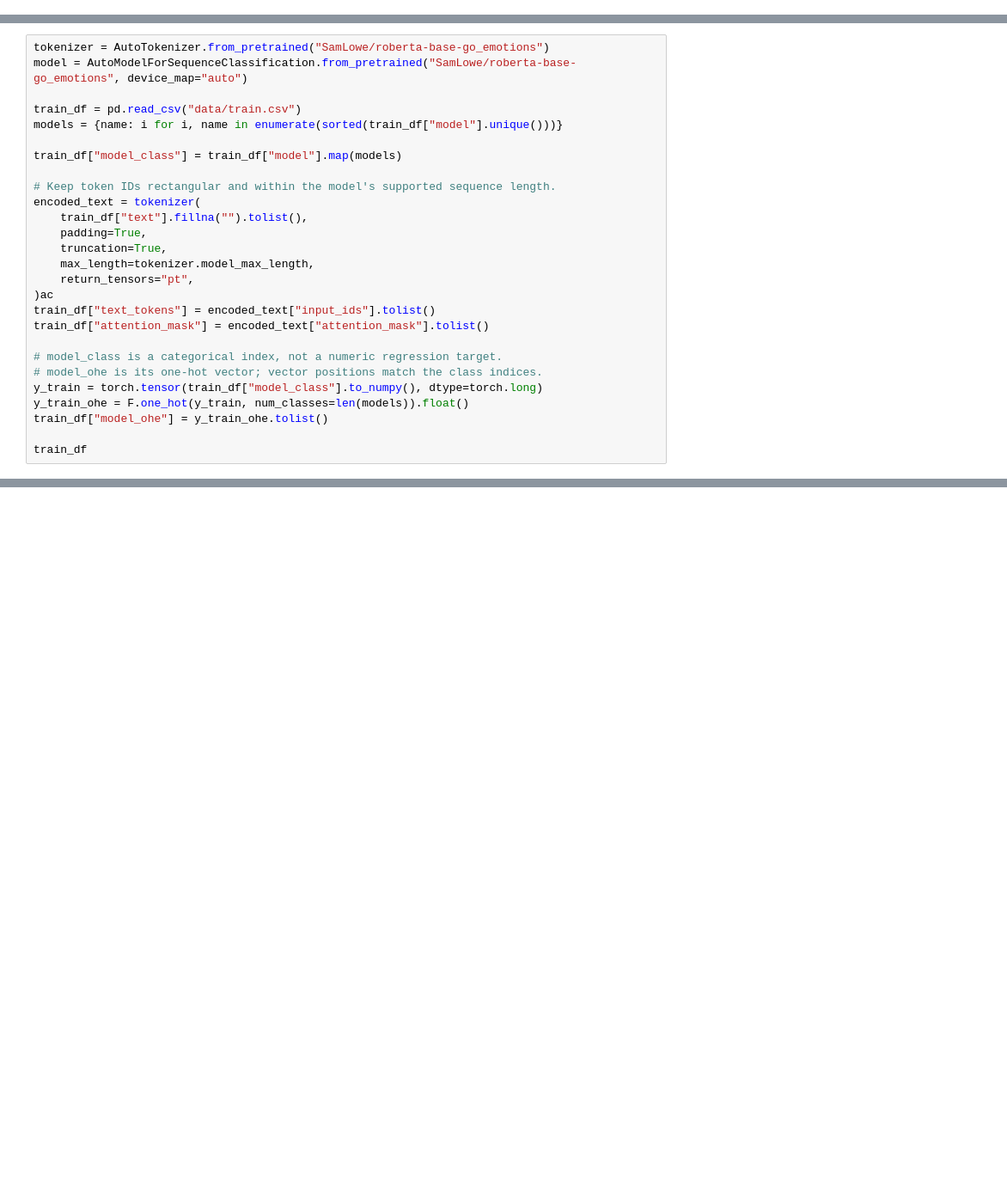
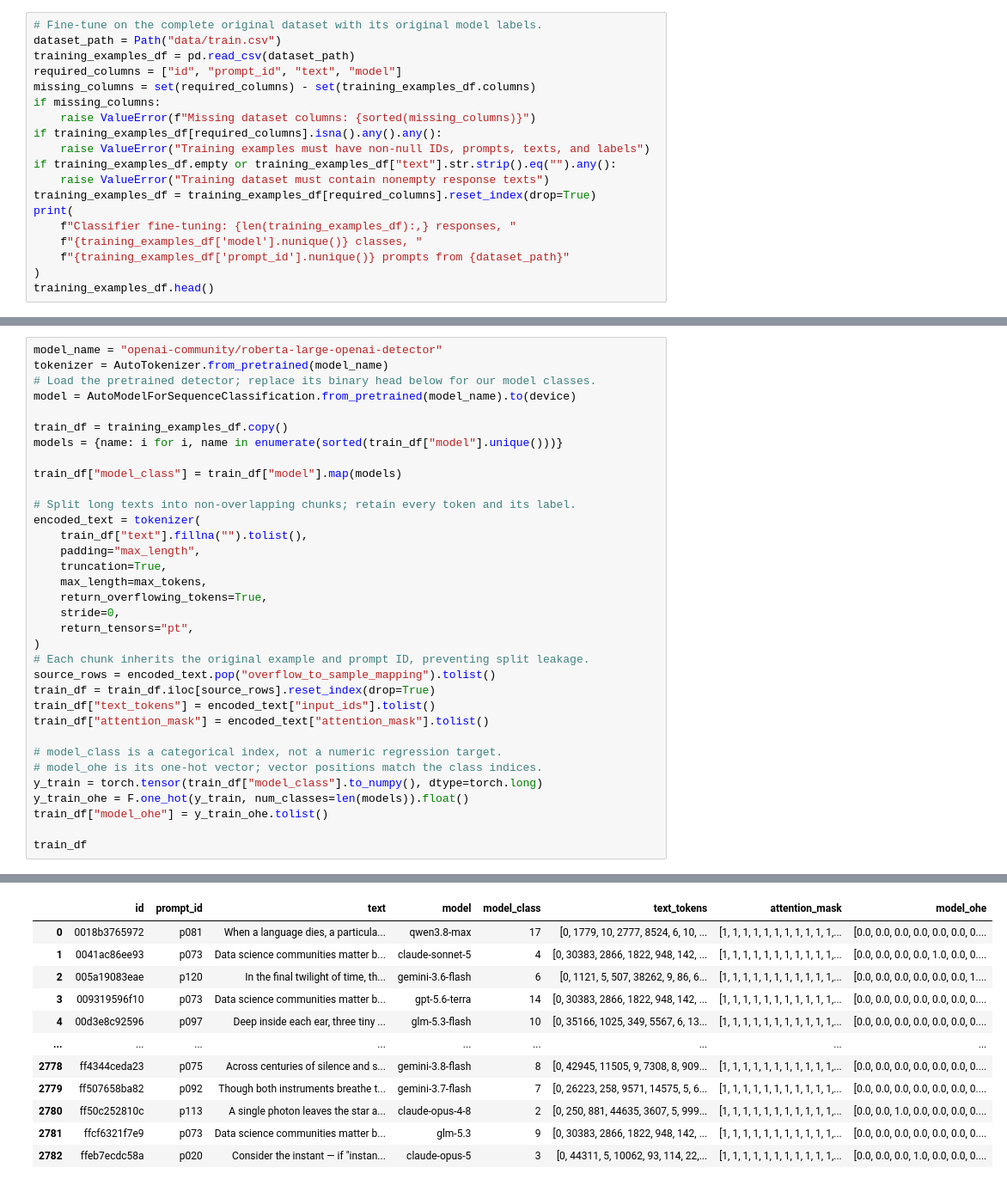
Before and after one commit to JadenMajid/AI360-Project, a Jupyter notebook: testing.ipynb, the cells around one changed output, grey strips where cells are left out. Shown at 86% size. Saved outputs shown, nothing was run; the diff lists cells and outputs as text; blank space fills up the shorter version.

```diff
--- a/testing.ipynb
+++ b/testing.ipynb
@@ -11,0 +24,19 @@ print(f"Using device: {device}")
+# %%
+# Fine-tune on the complete original dataset with its original model labels.
+dataset_path = Path("data/train.csv")
+training_examples_df = pd.read_csv(dataset_path)
+required_columns = ["id", "prompt_id", "text", "model"]
+missing_columns = set(required_columns) - set(training_examples_df.columns)
+if missing_columns:
+    raise ValueError(f"Missing dataset columns: {sorted(missing_columns)}")
+if training_examples_df[required_columns].isna().any().any():
+    raise ValueError("Training examples must have non-null IDs, prompts, texts, and labels")
+if training_examples_df.empty or training_examples_df["text"].str.strip().eq("").any():
+    raise ValueError("Training dataset must contain nonempty response texts")
+training_examples_df = training_examples_df[required_columns].reset_index(drop=True)
+print(
+    f"Classifier fine-tuning: {len(training_examples_df):,} responses, "
+    f"{training_examples_df['model'].nunique()} classes, "
+    f"{training_examples_df['prompt_id'].nunique()} prompts from {dataset_path}"
+)
+training_examples_df.head()
@@ -12,20 +51,27 @@ print(f"Using device: {device}")
 # %%
-tokenizer = AutoTokenizer.from_pretrained("SamLowe/roberta-base-go_emotions")
-model = AutoModelForSequenceClassification.from_pretrained("SamLowe/roberta-base-go_emotions", device_map="auto")
+model_name = "openai-community/roberta-large-openai-detector"
+tokenizer = AutoTokenizer.from_pretrained(model_name)
+# Load the pretrained detector; replace its binary head below for our model classes.
+model = AutoModelForSequenceClassification.from_pretrained(model_name).to(device)
 
-train_df = pd.read_csv("data/train.csv")
+train_df = training_examples_df.copy()
 models = {name: i for i, name in enumerate(sorted(train_df["model"].unique()))}
 
 train_df["model_class"] = train_df["model"].map(models)
 
-# Keep token IDs rectangular and within the model's supported sequence length.
+# Split long texts into non-overlapping chunks; retain every token and its label.
 encoded_text = tokenizer(
     train_df["text"].fillna("").tolist(),
-    padding=True,
+    padding="max_length",
     truncation=True,
-    max_length=tokenizer.model_max_length,
+    max_length=max_tokens,
+    return_overflowing_tokens=True,
+    stride=0,
     return_tensors="pt",
-)ac
+)
+# Each chunk inherits the original example and prompt ID, preventing split leakage.
+source_rows = encoded_text.pop("overflow_to_sample_mapping").tolist()
+train_df = train_df.iloc[source_rows].reset_index(drop=True)
 train_df["text_tokens"] = encoded_text["input_ids"].tolist()
 train_df["attention_mask"] = encoded_text["attention_mask"].tolist()
 
@@ -36,3 +82,4 @@ y_train_ohe = F.one_hot(y_train, num_classes=len(models)).float()
 train_df["model_ohe"] = y_train_ohe.tolist()
 
 train_df
+# %% [output]
@@ -38,0 +94,12 @@ train_df
+|  | id | prompt_id | text | model | model_class | text_tokens | attention_mask | model_ohe |
+| 0 | 0018b3765972 | p081 | When a language dies, a particula... | qwen3.8-max | 17 | [0, 1779, 10, 2777, 8524, 6, 10, ... | [1, 1, 1, 1, 1, 1, 1, 1, 1, 1, 1,... | [0.0, 0.0, 0.0, 0.0, 0.0, 0.0, 0.... |
+| 1 | 0041ac86ee93 | p073 | Data science communities matter b... | claude-sonnet-5 | 4 | [0, 30383, 2866, 1822, 948, 142, ... | [1, 1, 1, 1, 1, 1, 1, 1, 1, 1, 1,... | [0.0, 0.0, 0.0, 0.0, 1.0, 0.0, 0.... |
+| 2 | 005a19083eae | p120 | In the final twilight of time, th... | gemini-3.6-flash | 6 | [0, 1121, 5, 507, 38262, 9, 86, 6... | [1, 1, 1, 1, 1, 1, 1, 1, 1, 1, 1,... | [0.0, 0.0, 0.0, 0.0, 0.0, 0.0, 1.... |
+| 3 | 009319596f10 | p073 | Data science communities matter b... | gpt-5.6-terra | 14 | [0, 30383, 2866, 1822, 948, 142, ... | [1, 1, 1, 1, 1, 1, 1, 1, 1, 1, 1,... | [0.0, 0.0, 0.0, 0.0, 0.0, 0.0, 0.... |
+| 4 | 00d3e8c92596 | p097 | Deep inside each ear, three tiny ... | glm-5.3-flash | 10 | [0, 35166, 1025, 349, 5567, 6, 13... | [1, 1, 1, 1, 1, 1, 1, 1, 1, 1, 1,... | [0.0, 0.0, 0.0, 0.0, 0.0, 0.0, 0.... |
+| ... | ... | ... | ... | ... | ... | ... | ... | ... |
+| 2778 | ff4344ceda23 | p075 | Across centuries of silence and s... | gemini-3.8-flash | 8 | [0, 42945, 11505, 9, 7308, 8, 909... | [1, 1, 1, 1, 1, 1, 1, 1, 1, 1, 1,... | [0.0, 0.0, 0.0, 0.0, 0.0, 0.0, 0.... |
+| 2779 | ff507658ba82 | p092 | Though both instruments breathe t... | gemini-3.7-flash | 7 | [0, 26223, 258, 9571, 14575, 5, 6... | [1, 1, 1, 1, 1, 1, 1, 1, 1, 1, 1,... | [0.0, 0.0, 0.0, 0.0, 0.0, 0.0, 0.... |
+| 2780 | ff50c252810c | p113 | A single photon leaves the star a... | claude-opus-4-8 | 2 | [0, 250, 881, 44635, 3607, 5, 999... | [1, 1, 1, 1, 1, 1, 1, 1, 1, 1, 1,... | [0.0, 0.0, 1.0, 0.0, 0.0, 0.0, 0.... |
+| 2781 | ffcf6321f7e9 | p073 | Data science communities matter b... | glm-5.3 | 9 | [0, 30383, 2866, 1822, 948, 142, ... | [1, 1, 1, 1, 1, 1, 1, 1, 1, 1, 1,... | [0.0, 0.0, 0.0, 0.0, 0.0, 0.0, 0.... |
+| 2782 | ffeb7ecdc58a | p020 | Consider the instant — if "instan... | claude-opus-5 | 3 | [0, 44311, 5, 10062, 93, 114, 22,... | [1, 1, 1, 1, 1, 1, 1, 1, 1, 1, 1,... | [0.0, 0.0, 0.0, 1.0, 0.0, 0.0, 0.... |
```
Also changed, not shown: parts of 12 cells of this notebook, 1 other file.
